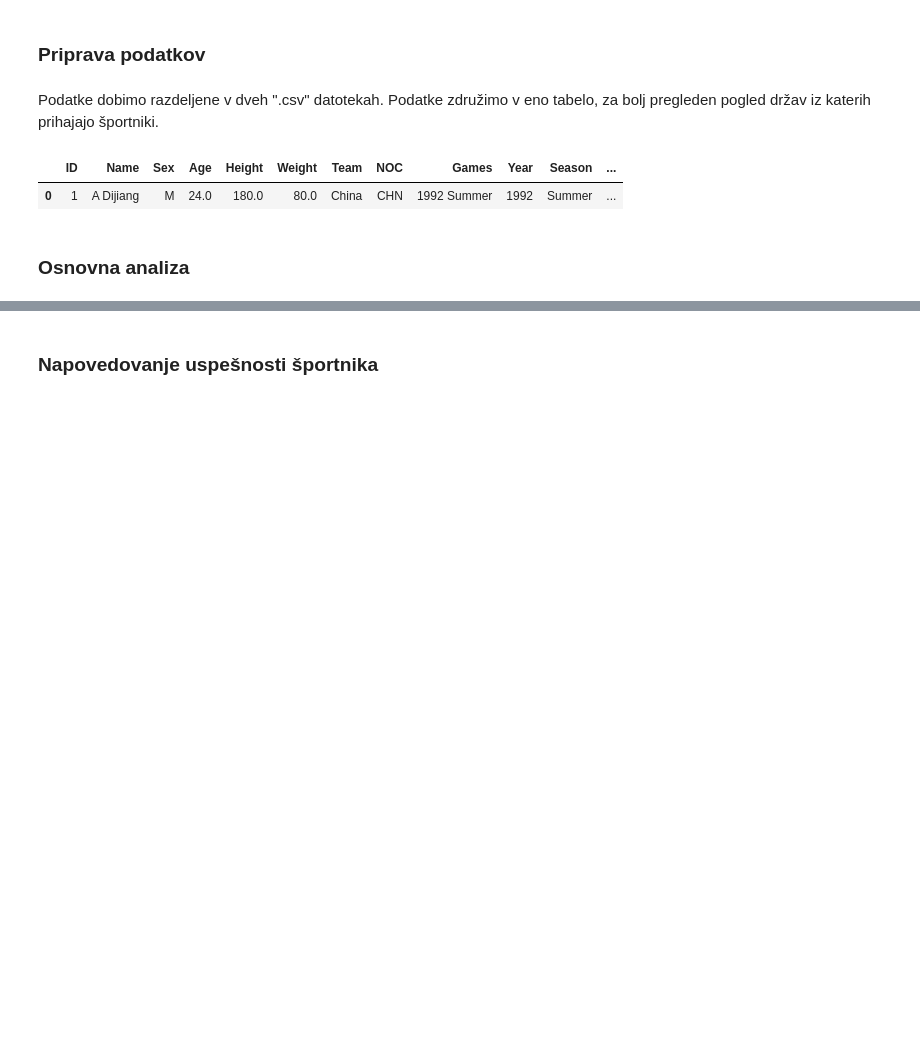
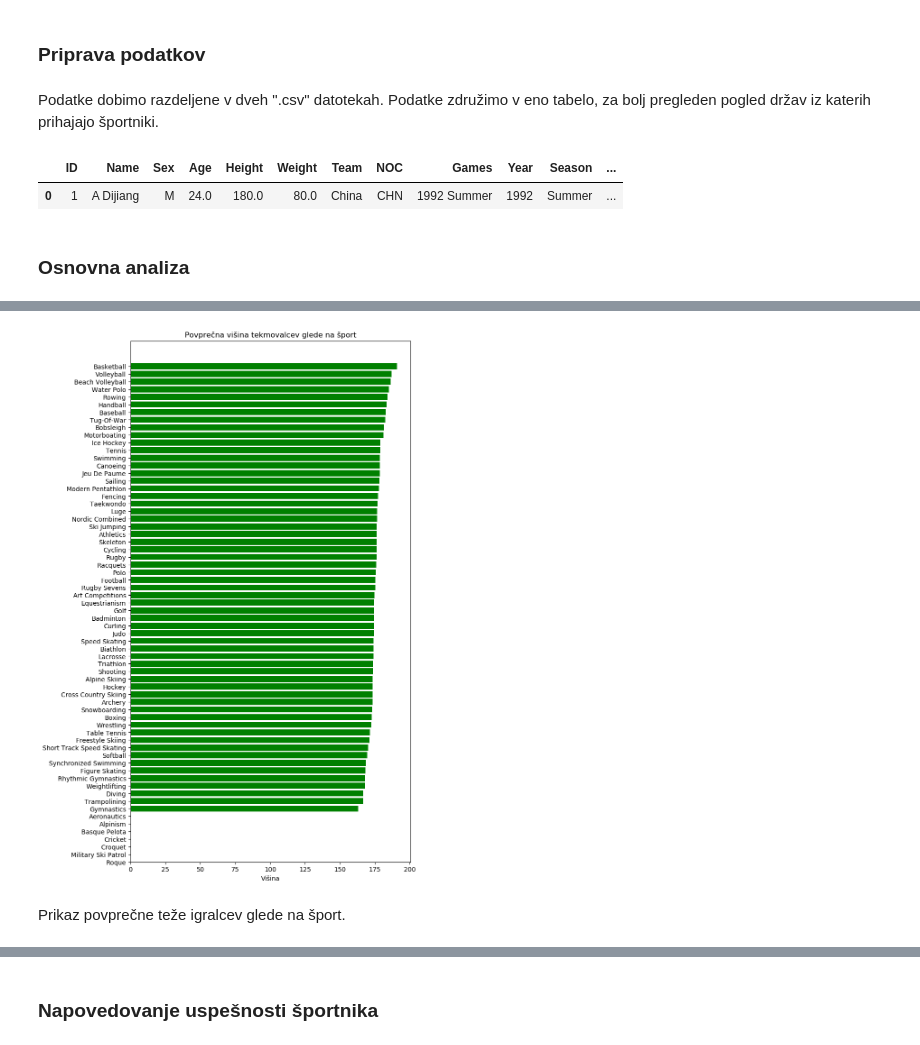
Before and after one commit to ziga-solar/PR19ZSASNKSK, a Jupyter notebook: PR19ZSASNKSK.ipynb, the cells around one changed output, grey strips where cells are left out. Saved outputs shown, nothing was run; the diff lists cells and outputs as text; code cells hidden in the pictures; blank space fills up the shorter version.

```diff
--- a/PR19ZSASNKSK.ipynb
+++ b/PR19ZSASNKSK.ipynb
@@ -54,0 +81,24 @@ all_raw_data.head(1)
+# %%
+visina_sport = all_raw_data[["Sport","Height"]]
+visina_sport = visina_sport.groupby("Sport")["Height"].mean().reset_index()
+visina_sport["Height"] = visina_sport["Height"].round(2)
+visina_sport  = visina_sport.sort_values(by="Height", ascending=False)
+# %%
+plt.rcdefaults()
+fig, ax = plt.subplots(figsize=(8, 15))
+
+sporti = np.arange(len(visina_sport["Sport"]))
+
+ax.barh(sporti, visina_sport["Height"],height=0.8, align="center", color="green")
+ax.set_yticks(sporti)
+ax.set_yticklabels(visina_sport["Sport"])
+ax.invert_yaxis()
+
+ax.set_xlabel("Višina")
+ax.set_title("Povprečna višina tekmovalcev glede na šport")
+
+plt.show()
+# %% [output]
+[figure, added]
+# %% [markdown]
+Prikaz povprečne teže igralcev glede na šport.
```
Also changed, not shown: parts of 6 cells of this notebook.
